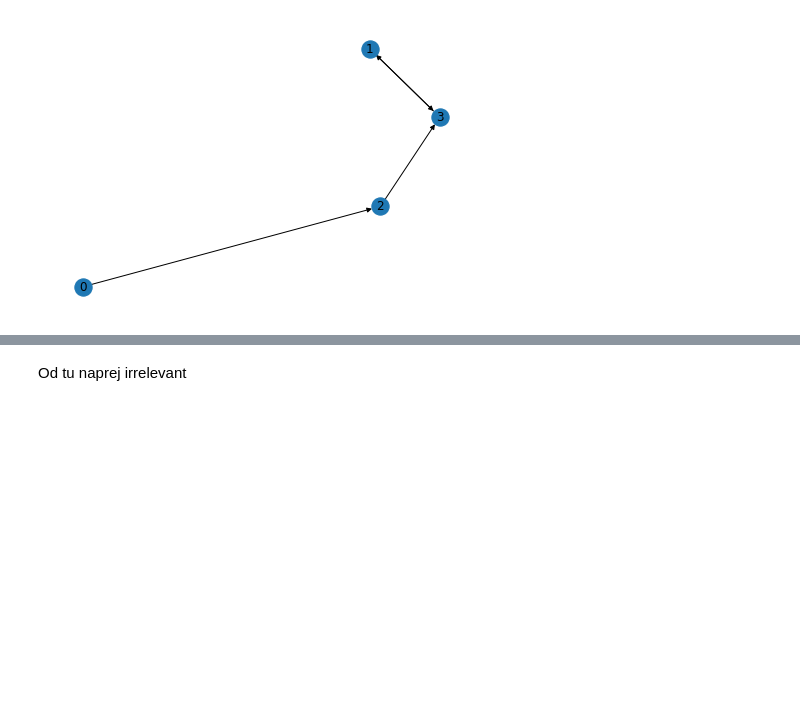
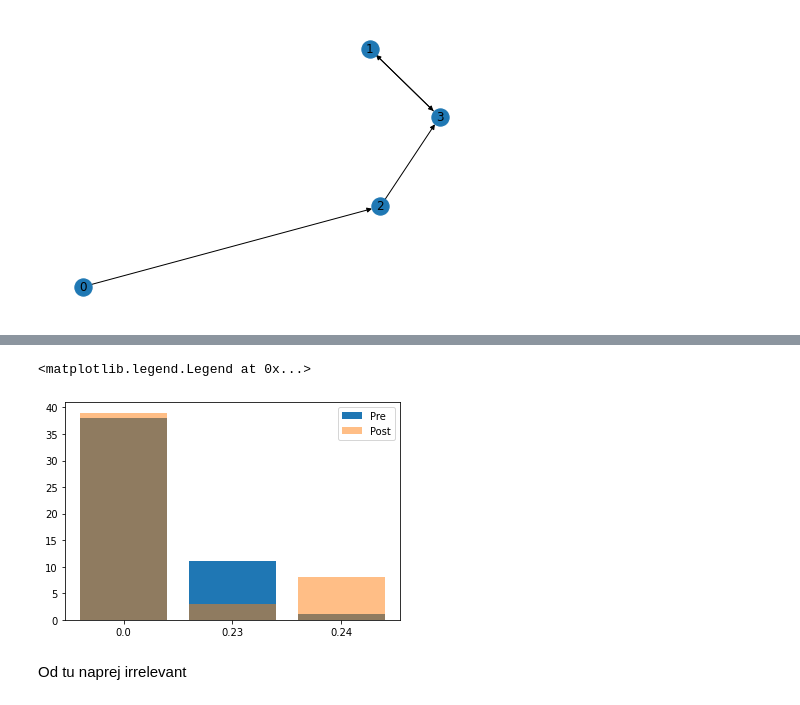
Before and after one commit to mbombek/ina_project, a Jupyter notebook: runner.ipynb, the cells around one changed output, grey strips where cells are left out. Saved outputs shown, nothing was run; the diff lists cells and outputs as text; code cells hidden in the pictures; blank space fills up the shorter version.

```diff
--- a/runner.ipynb
+++ b/runner.ipynb
@@ -135,0 +130,11 @@ plt.show()
+# %%
+candidates = []
+for node in list(G.nodes()):
+    indeg = G.in_degree(node)
+    outdeg = G.out_degree(node)
+
+    _x = indeg // x_step
+    _y = outdeg // y_step
+
+    if abs(_x + _y - size) < 10:
+        candidates.append(node)
@@ -136,3 +157,26 @@ plt.show()
+# %%
+from collections import defaultdict
+
+N = 500
+retweet_prob = 0.07
+hist_pre = defaultdict(int)
+hist_post = defaultdict(int)
+
+for i in range(N):
+    hist_pre[cascade(G, retweet_prob, [], False)] += 1
+
+for i in range(N):
+    hist_post[cascade(G, retweet_prob, candidates, False)] += 1
+
+plt.bar(range(len(hist_pre)), list(hist_pre.values()), align="center", label="Pre")
+plt.xticks(range(len(hist_pre)), list(hist_pre.keys()))
+
+plt.bar(range(len(hist_post)), list(hist_post.values()), align="center", alpha=0.5, label="Post")
+plt.xticks(range(len(hist_post)), list(hist_post.keys()))
+plt.legend()
+# %% [output]
+<matplotlib.legend.Legend at 0x...>
+[figure, added]
 # %% [markdown]
 Od tu naprej irrelevant
 # %%
```
Also changed, not shown: parts of 4 cells of this notebook.
